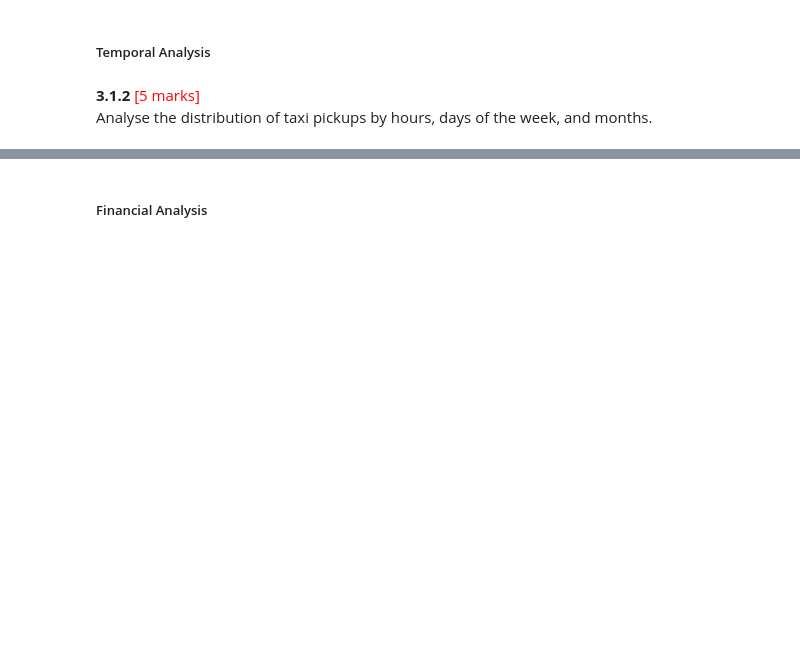
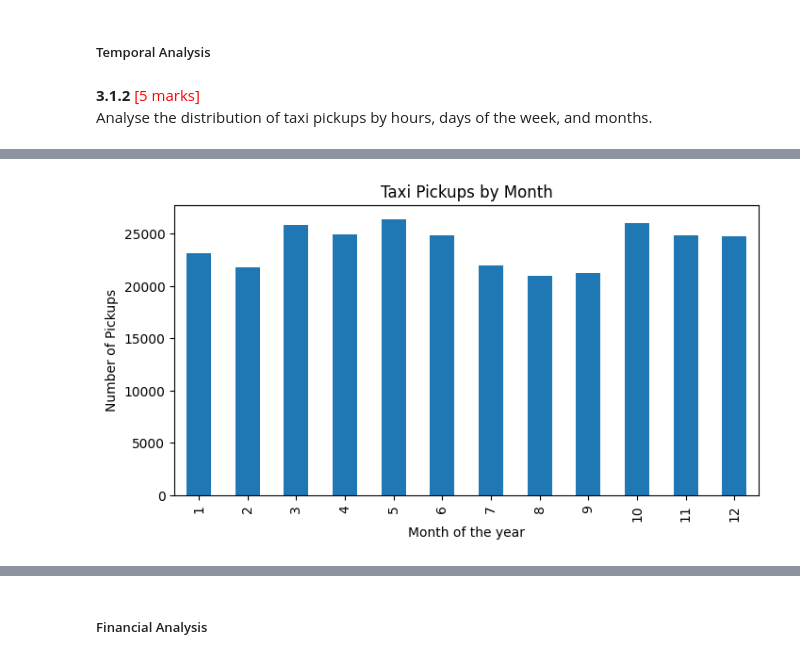
Before and after one commit to roopa1099/All_In_One, a Jupyter notebook: concept_learning/Python/EDA_Assg_NYC_Taxi_Starter_Roopa_Ravindranath.ipynb, the cells around one changed output, grey strips where cells are left out. Cells and saved outputs as stored; diff of their text form; code cells hidden in the pictures; blank space fills up the shorter version.

```diff
--- a/concept_learning/Python/EDA_Assg_NYC_Taxi_Starter_Roopa_Ravindranath.ipynb
+++ b/concept_learning/Python/EDA_Assg_NYC_Taxi_Starter_Roopa_Ravindranath.ipynb
@@ -456,0 +984,6 @@ Analyse the distribution of taxi pickups by hours, days of the week, and months.
+# %%
+df["pickup_month"] = df["tpep_pickup_datetime"].dt.month
+
+
+month_counts = df["pickup_month"].value_counts().sort_index()
+month_counts
@@ -456,0 +1005,11 @@ Analyse the distribution of taxi pickups by hours, days of the week, and months.
+# %%
+# Show the monthly trends in pickups
+
+plt.figure(figsize=(8,4))
+month_counts.plot(kind="bar")
+plt.title("Taxi Pickups by Month")
+plt.xlabel("Month of the year")
+plt.ylabel("Number of Pickups")
+plt.show()
+# %% [output]
+[figure, added]
```
Also changed, not shown: parts of 149 cells of this notebook, 18 other files.
